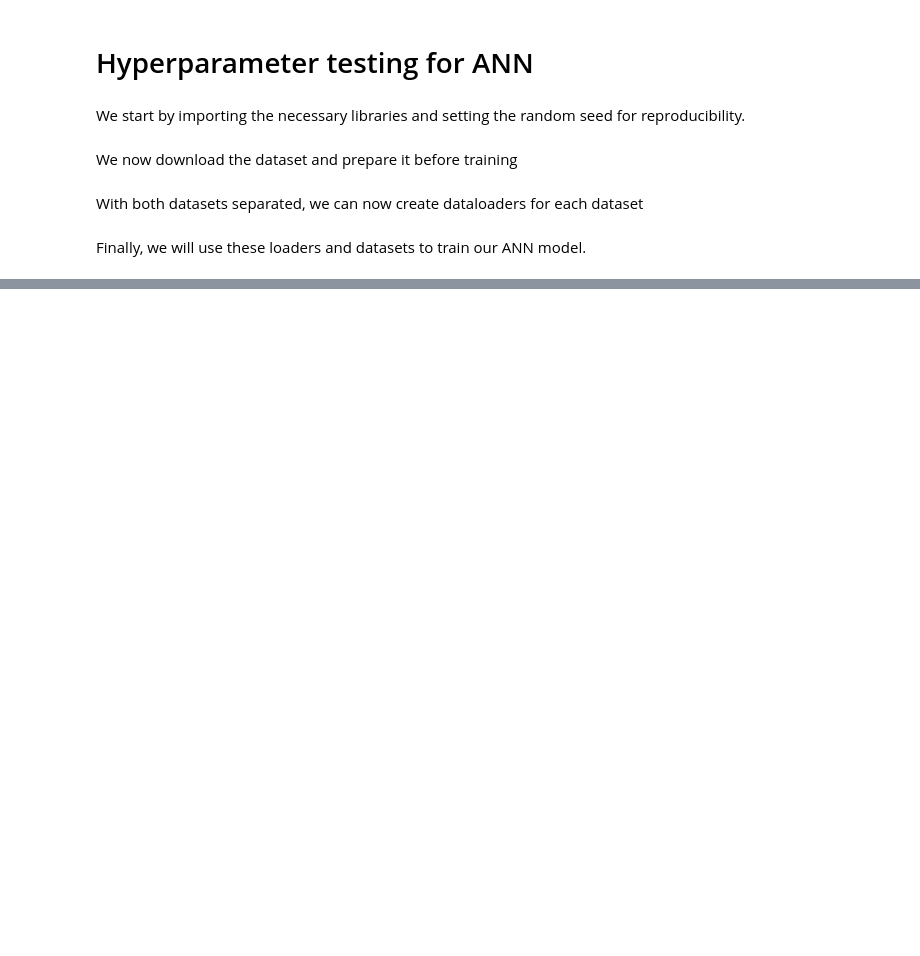
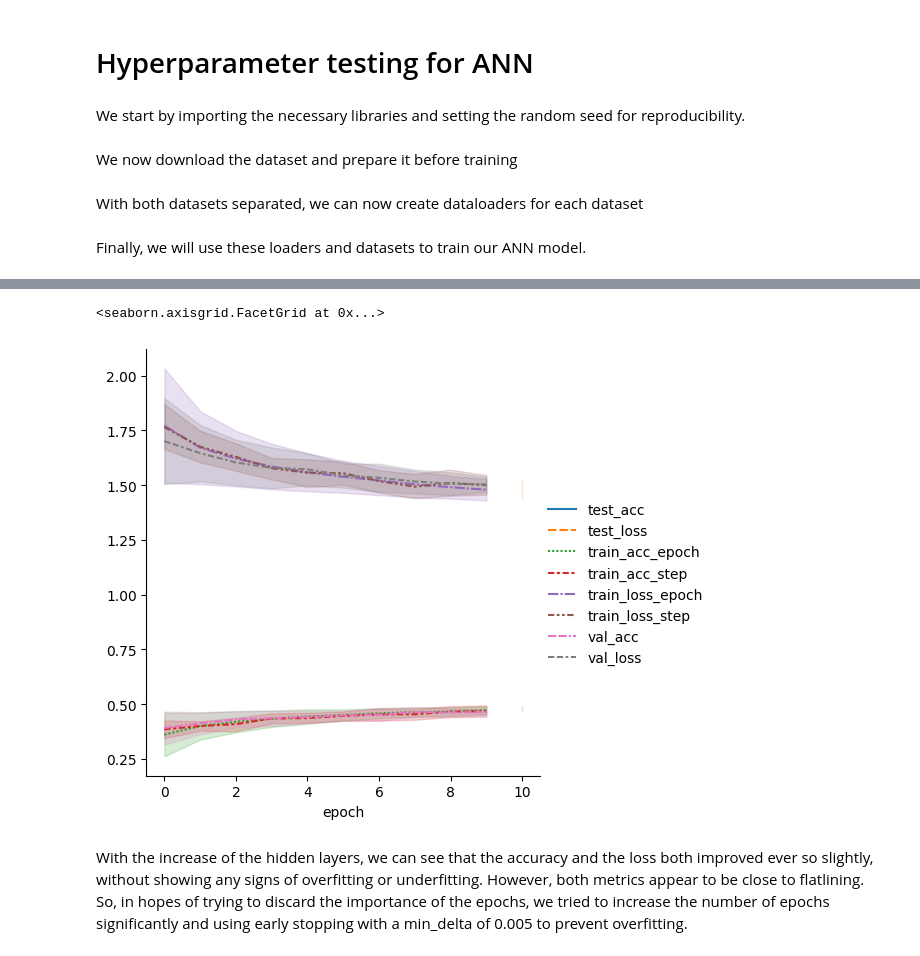
Before and after one commit to dudocas12/FAP, a Jupyter notebook: Hyperparameters_testing_ANN/Hyperparameters_testing_ANN.ipynb, the cells around one changed output, grey strips where cells are left out. Drawn from its saved outputs; the diff is of its cells as text; code cells hidden in the pictures; blank space fills up the shorter version.

```diff
--- a/Hyperparameters_testing_ANN/Hyperparameters_testing_ANN.ipynb
+++ b/Hyperparameters_testing_ANN/Hyperparameters_testing_ANN.ipynb
@@ -190,0 +231,12 @@ As we can see, the results are insatisfactory. The current hyperparameters are n
+# %%
+import pandas as pd
+import seaborn as sn
+metrics = pd.read_csv(f"{trainer.logger.log_dir}/metrics.csv")
+del metrics["step"]
+metrics.set_index("epoch", inplace=True)
+sn.relplot(data=metrics, kind="line")
+# %% [output]
+<seaborn.axisgrid.FacetGrid at 0x...>
+[figure, added]
+# %% [markdown]
+With the increase of the hidden layers, we can see that the accuracy and the loss both improved ever so slightly, without showing any signs of overfitting or underfitting. However, both metrics appear to be close to flatlining. So, in hopes of trying to discard the importance of the epochs, we tried to increase the number of epochs significantly and using early stopping with a min_delta of 0.005 to prevent overfitting.
```
Also changed, not shown: parts of 10 cells of this notebook.
